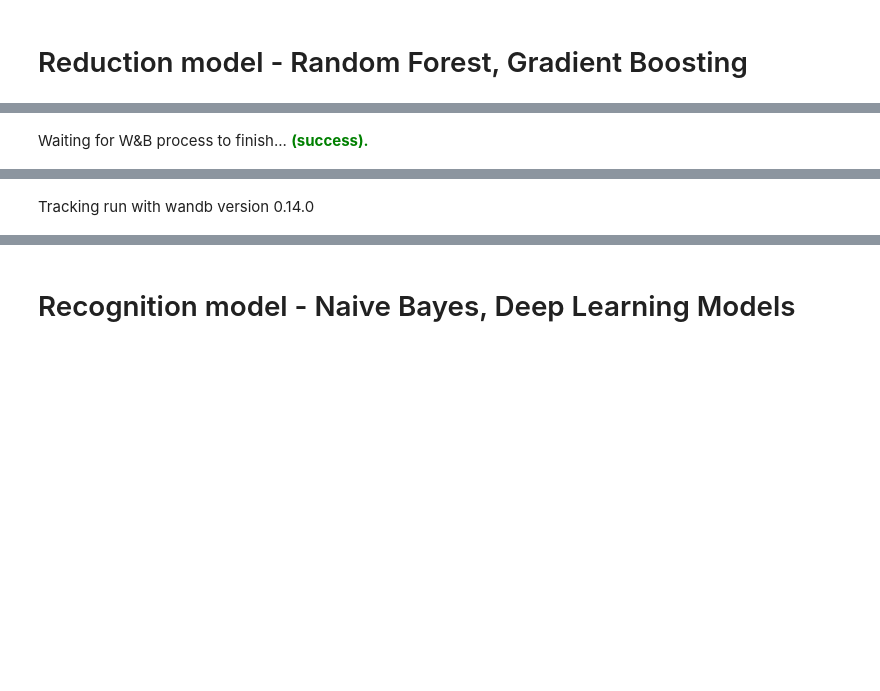
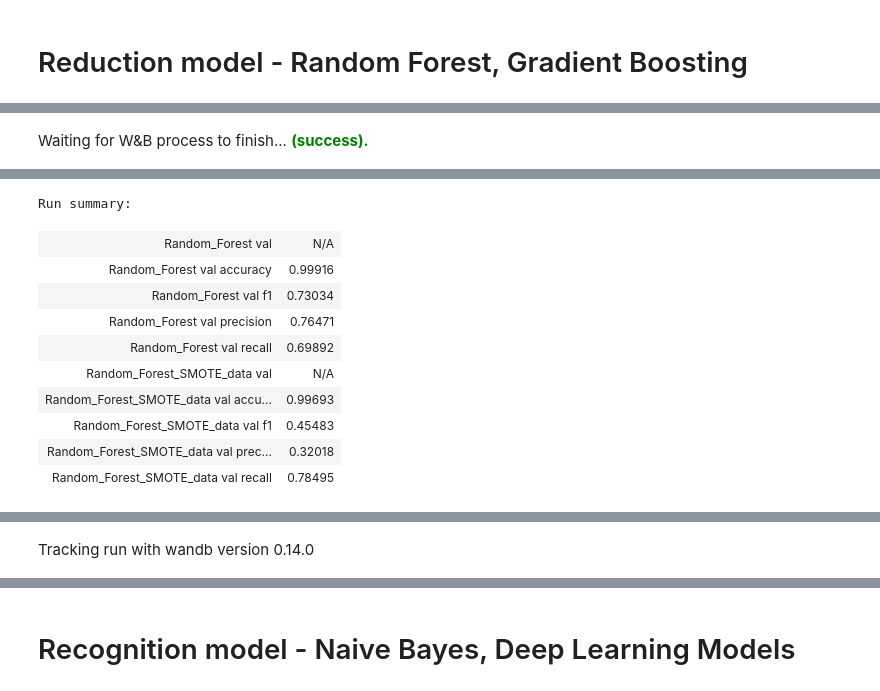
Before and after one commit to vladvuc/ML-Group-51, a Jupyter notebook: Credit Card Fraud.ipynb, the cells around one changed output, grey strips where cells are left out. Cells and saved outputs as stored; diff of their text form; code cells hidden in the pictures; blank space fills up the shorter version.

Commit message:
real, gan, smote - RF, NB

```diff
--- a/Credit Card Fraud.ipynb
+++ b/Credit Card Fraud.ipynb
@@ -218,8 +199,0 @@ AttributeError: 'NoneType' object has no attribute 'sample_original_condvec'
-# %%
-#save the GAN model
-
-import pickle
-
-# Load the model from the file
-with open('ctgan_100epoch_model.pkl') as f:
-    ctgan = pickle.load(f)
@@ -227,0 +208,11 @@ UnicodeDecodeError: 'utf-8' codec can't decode byte 0x80 in position 64: invalid
+# %%
+# generate the y_train_gan use logistic regression
+from sklearn.linear_model import LogisticRegression
+
+logreg = LogisticRegression()
+logreg.fit(X_train_gan, y_train_org)
+
+y_train_gan = logreg.predict(X_train_gan)
+
+
+y_train_gan
@@ -320,20 +310,48 @@ config.random_state = random_state
 # Create Random Forest classifier
 clf = RandomForestClassifier(n_estimators=n_estimators, random_state=random_state)
 
-# Fit the model to the training data and log the metrics to wandb
-clf.fit(X_train, y_train)
-y_pred = clf.predict(X_val)
-log_metrics("Random_Forest", "val", y_val, y_pred)
-log_model(clf, "Random_Forest")
+# Fit the classifier to original data
+clf.fit(X_train_org, y_train_org)
+y_pred_org = clf.predict(X_val_org)
+log_metrics("Random_Forest", "val", y_val_org, y_pred_org)
+log_model(clf, "Random_Forest_original_data")
+
+# Fit the classifier to SMOTE data
+clf.fit(X_train_smote, y_train_smote)
+y_pred_smote = clf.predict(X_val_org)
+log_metrics("Random_Forest_SMOTE_data", "val", y_val_org, y_pred_smote)
+log_model(clf, "Random_Forest_SMOTE_data")
+
+# gan has only 2 features
+clf_gan = RandomForestClassifier(n_estimators=n_estimators, random_state=random_state)
+
+# Fit the classifier to GAN data
+clf_gan.fit(X_train_gan, y_train_gan)
+y_pred_gan = clf.predict(X_val_org)
+log_metrics("Random_Forest_GAN_data", "val", y_val_org, y_pred_gan)
+log_model(clf, "Random_Forest_GAN_data")
 
 
-log_confusion_matrix("Random_Forest", "val", y_val, y_pred)
-log_classification_report("Random_Forest", "val", y_val, y_pred)
+# evaluation original data
+print(classification_report(y_val_org, y_pred_org))
+sns.heatmap(confusion_matrix(y_val_org, y_pred_org),annot=True)
+plt.show()
 
-# Evaluate the final performance of the model and log the metrics to wandb
-y_pred = clf.predict(X_val)
-print(confusion_matrix(y_val, y_pred))
-print(classification_report(y_val, y_pred))
+print("-"*50)
+
+# evaluation SMOTE data
+print(classification_report(y_val_org, y_pred_smote))
+sns.heatmap(confusion_matrix(y_val_org, y_pred_smote),annot=True)
+plt.show()
+
+
+print("-"*50)
+
+#evaluation GAN data
+print(classification_report(y_val_org, y_pred_gan))
+sns.heatmap(confusion_matrix(y_val_org, y_pred_gan),annot=True)
+plt.show()
+
 
 # Finish the wandb run
 wandb.finish()
@@ -342,0 +370,11 @@ Waiting for W&B process to finish... (success).
+Run summary:
+| Random_Forest val | N/A |
+| Random_Forest val accuracy | 0.99916 |
+| Random_Forest val f1 | 0.73034 |
+| Random_Forest val precision | 0.76471 |
+| Random_Forest val recall | 0.69892 |
+| Random_Forest_SMOTE_data val | N/A |
+| Random_Forest_SMOTE_data val accu... | 0.99693 |
+| Random_Forest_SMOTE_data val f1 | 0.45483 |
+| Random_Forest_SMOTE_data val prec... | 0.32018 |
+| Random_Forest_SMOTE_data val recall | 0.78495 |
```
Also changed, not shown: parts of 19 cells of this notebook, 2 other files.
